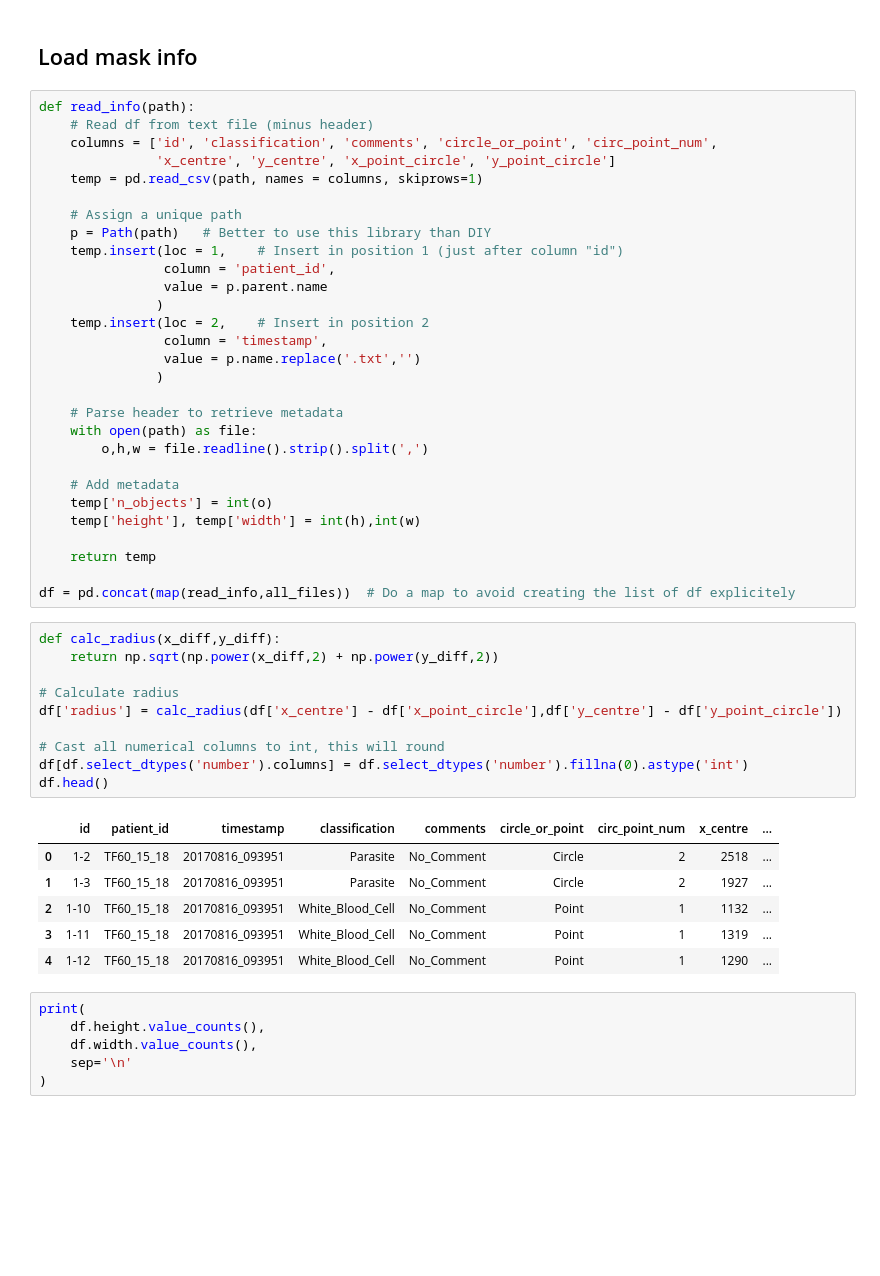
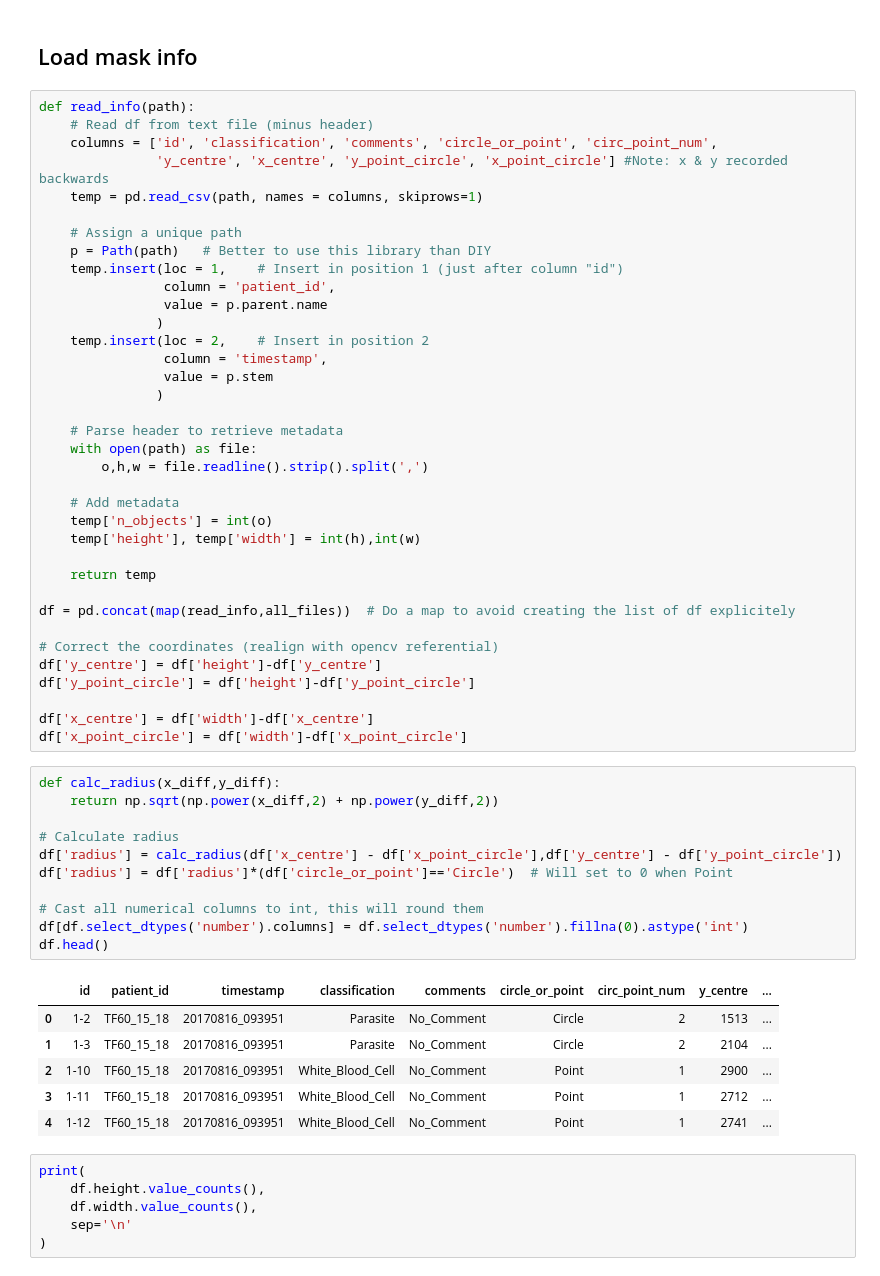
Before and after one commit to malaria-diagnosis/malaria-code, a Jupyter notebook: smartphone_data_scripts/new_ai4good_scripts/scripts/preprocess.ipynb, the cells around one changed output. Drawn from its saved outputs; the diff is of its cells as text; blank space fills up the shorter version.

```diff
--- a/smartphone_data_scripts/new_ai4good_scripts/scripts/preprocess.ipynb
+++ b/smartphone_data_scripts/new_ai4good_scripts/scripts/preprocess.ipynb
@@ -24,7 +24,7 @@ all_images = [p.replace('/GT_updated','').replace('.txt','.jpg') for p in all_fi
 def read_info(path):
     # Read df from text file (minus header)
     columns = ['id', 'classification', 'comments', 'circle_or_point', 'circ_point_num',
-               'x_centre', 'y_centre', 'x_point_circle', 'y_point_circle']
+               'y_centre', 'x_centre', 'y_point_circle', 'x_point_circle'] #Note: x & y recorded backwards
     temp = pd.read_csv(path, names = columns, skiprows=1)
 
     # Assign a unique path
@@ -35,7 +35,7 @@ def read_info(path):
                )
     temp.insert(loc = 2,    # Insert in position 2
                 column = 'timestamp',
-                value = p.name.replace('.txt','')
+                value = p.stem
                )
 
     # Parse header to retrieve metadata
@@ -49,23 +49,31 @@ def read_info(path):
     return temp
 
 df = pd.concat(map(read_info,all_files))  # Do a map to avoid creating the list of df explicitely
+
+# Correct the coordinates (realign with opencv referential)
+df['y_centre'] = df['height']-df['y_centre']
+df['y_point_circle'] = df['height']-df['y_point_circle']
+
+df['x_centre'] = df['width']-df['x_centre']
+df['x_point_circle'] = df['width']-df['x_point_circle']
 # %%
 def calc_radius(x_diff,y_diff):
     return np.sqrt(np.power(x_diff,2) + np.power(y_diff,2))
 
 # Calculate radius
 df['radius'] = calc_radius(df['x_centre'] - df['x_point_circle'],df['y_centre'] - df['y_point_circle'])
+df['radius'] = df['radius']*(df['circle_or_point']=='Circle')  # Will set to 0 when Point
 
-# Cast all numerical columns to int, this will round
+# Cast all numerical columns to int, this will round them
 df[df.select_dtypes('number').columns] = df.select_dtypes('number').fillna(0).astype('int')
 df.head()
 # %% [output]
-|  | id | patient_id | timestamp | classification | comments | circle_or_point | circ_point_num | x_centre | ... |
-| 0 | 1-2 | TF60_15_18 | 20170816_093951 | Parasite | No_Comment | Circle | 2 | 2518 | ... |
-| 1 | 1-3 | TF60_15_18 | 20170816_093951 | Parasite | No_Comment | Circle | 2 | 1927 | ... |
-| 2 | 1-10 | TF60_15_18 | 20170816_093951 | White_Blood_Cell | No_Comment | Point | 1 | 1132 | ... |
-| 3 | 1-11 | TF60_15_18 | 20170816_093951 | White_Blood_Cell | No_Comment | Point | 1 | 1319 | ... |
-| 4 | 1-12 | TF60_15_18 | 20170816_093951 | White_Blood_Cell | No_Comment | Point | 1 | 1290 | ... |
+|  | id | patient_id | timestamp | classification | comments | circle_or_point | circ_point_num | y_centre | ... |
+| 0 | 1-2 | TF60_15_18 | 20170816_093951 | Parasite | No_Comment | Circle | 2 | 1513 | ... |
+| 1 | 1-3 | TF60_15_18 | 20170816_093951 | Parasite | No_Comment | Circle | 2 | 2104 | ... |
+| 2 | 1-10 | TF60_15_18 | 20170816_093951 | White_Blood_Cell | No_Comment | Point | 1 | 2900 | ... |
+| 3 | 1-11 | TF60_15_18 | 20170816_093951 | White_Blood_Cell | No_Comment | Point | 1 | 2712 | ... |
+| 4 | 1-12 | TF60_15_18 | 20170816_093951 | White_Blood_Cell | No_Comment | Point | 1 | 2741 | ... |
 # %%
 print(
     df.height.value_counts(),
```
Also changed, not shown: parts of 16 cells of this notebook.
